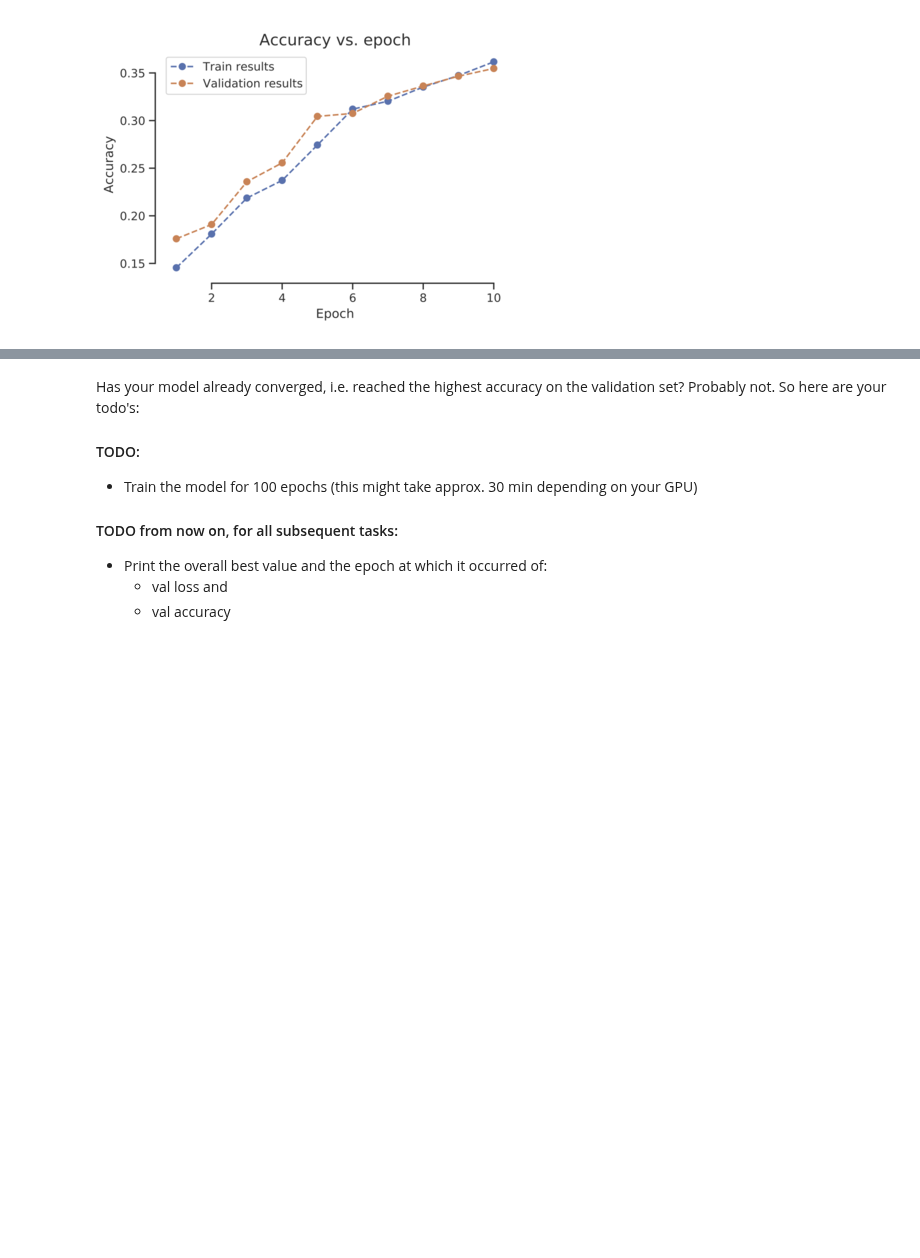
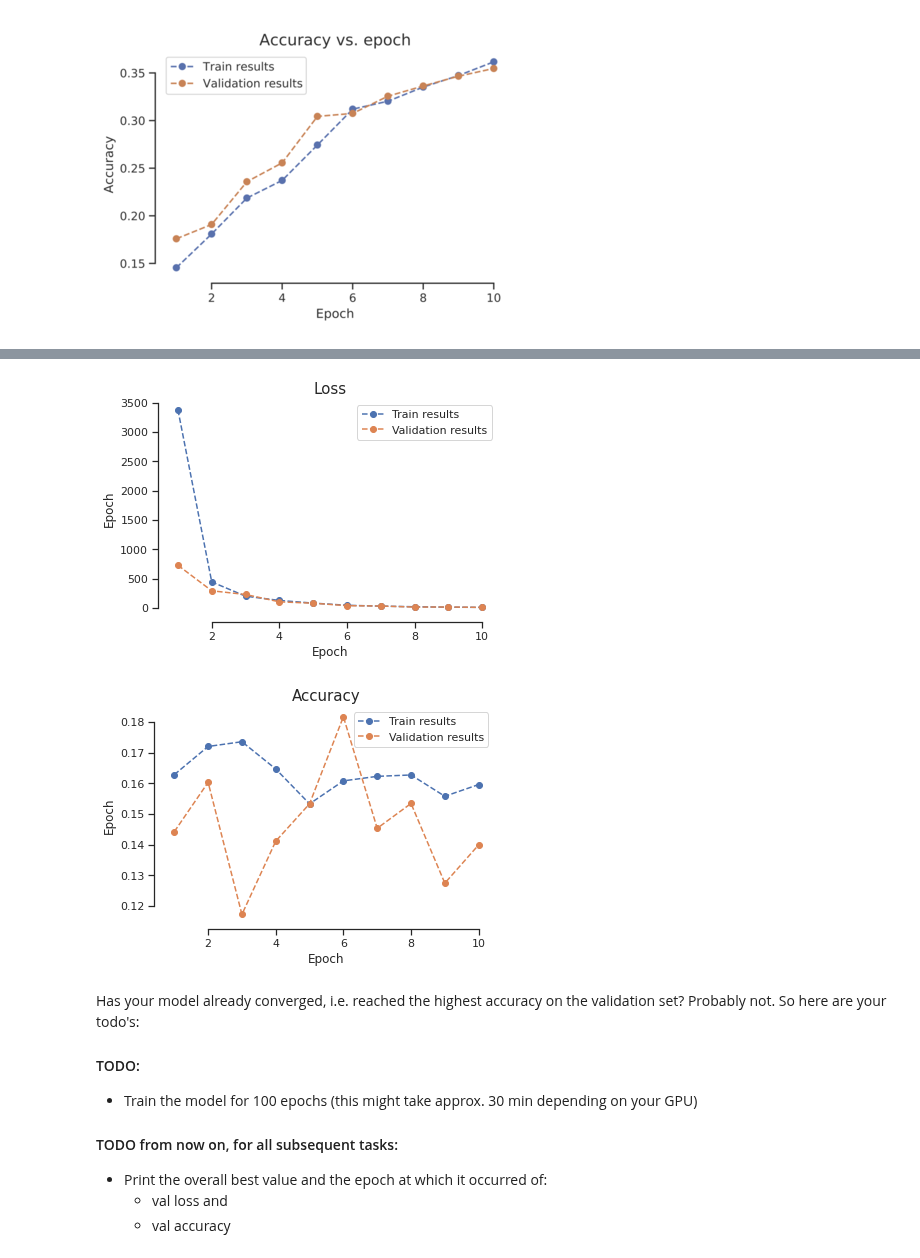
Before and after one commit to swang1112/DL_VL, a Jupyter notebook: Colab Notebooks/Exercises2_2020.ipynb, the cells around one changed output, grey strips where cells are left out. Cells and saved outputs as stored; diff of their text form; code cells hidden in the pictures; blank space fills up the shorter version.

```diff
--- a/Colab Notebooks/Exercises2_2020.ipynb
+++ b/Colab Notebooks/Exercises2_2020.ipynb
@@ -597,0 +621,19 @@ For optimization, we do not use SGD as in exercise 1, but the commonly used Adam
+# %%
+####################
+## YOUR CODE HERE ##
+####################
+# hyperparameters
+num_epochs = 10
+lr = 1e0
+img_width = img_next[0].shape[2]
+num_in_channels = img_next[0].shape[1]
+num_classes = len(CIFAR_classes)
+
+model = MLP(img_width=img_width, num_in_channels=num_in_channels, num_classes=num_classes).to(device)
+
+# loss and optimizer
+loss_fun  = nn.CrossEntropyLoss()
+optimizer = optim.Adam(model.parameters(), lr=lr)
+# %%
+train_losses, val_losses, train_accs, val_accs, _ = run_training(model=model, optimizer=optimizer, loss_function=loss_fun, device=device, num_epochs=num_epochs,
+                                                                 train_dataloader=trainloader, val_dataloader=valloader, verbose=True)
@@ -598,3 +652,9 @@ For optimization, we do not use SGD as in exercise 1, but the commonly used Adam
+# %%
+plot("Loss", "Epoch", train_losses, val_losses, yscale='linear')
+plot("Accuracy", "Epoch", train_accs, val_accs, yscale='linear')
+# %% [output]
+[figure, added]
+[figure, added]
 # %% [markdown]
 Has your model already converged, i.e. reached the highest accuracy on the validation set? Probably not. So here are your todo's:
 
```
Also changed, not shown: parts of 8 cells of this notebook, 1 other file.
